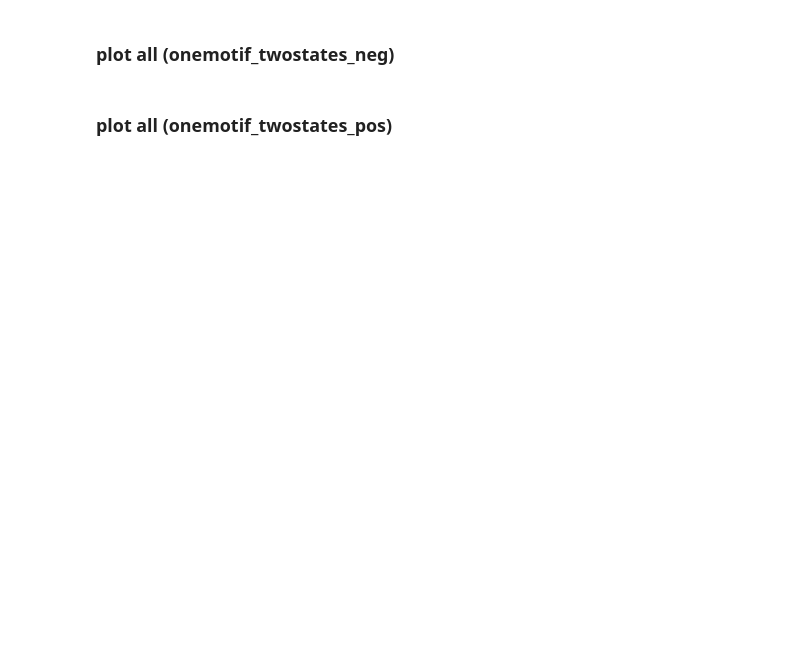
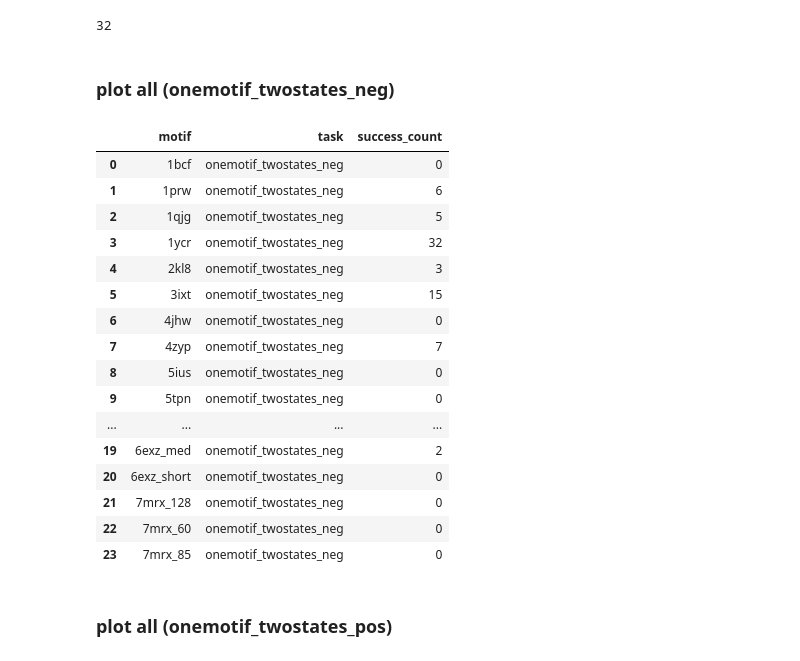
Before and after one commit to aparsanMIT/MotifCraft-AA, a Jupyter notebook: eval.ipynb, the cells around one changed output. Drawn from its saved outputs; the diff is of its cells as text; code cells hidden in the pictures; blank space fills up the shorter version.

```diff
--- a/eval.ipynb
+++ b/eval.ipynb
@@ -74,6 +74,10 @@ df_agg.head()
 | 2 | design10 | 1.176853 | 2.924497 | 0.157513 | 2.063752 | ... |
 | 3 | design11 | 4.483335 | 0.582234 | 2.065377 | 0.121477 | ... |
 | 4 | design12 | 7.119979 | 0.494973 | 0.155471 | 0.098260 | ... |
+# %%
+len(df_agg[(df_agg["motifRMSD_mean_unbound"]>1.0) & (df_agg["motifRMSD_mean_bound"]<=1.0)]) # condition for one motif two states positive allostery
+# %% [output]
+32
 # %%
 
 
@@ -100,7 +104,7 @@ def plot_scatter_motifrmsd(df, motif):
             text=df["design"],
             name="Designs"
         ),
-        row=1, col=1
+        row=1, col=1,
     )
 
     fig.add_trace(
@@ -148,12 +152,39 @@ plot_scatter_motifrmsd(df_agg, motif)
 # %% [markdown]
 ### plot all (onemotif_twostates_neg)
 # %%
-for motif in sorted(os.listdir(f"./out/onemotif_twostates_neg/")):
+successes_neg = []
+out_dir = f"./out/onemotif_twostates_neg/"
+
+for motif in sorted(os.listdir(out_dir)):
     motif_out_dir = os.path.join(out_dir,motif)
     motif_pdb = f"/data/cb/mihirb14/projects/BoltzDesign1/motifs/{motif}.pdb"
-    full, agg = motif_results(motif_out_dir, motif_pdb)
+    full, agg = motif_results(motif_out_dir, motif_pdb, motif)
 
+    n_success = len(agg[(agg["motifRMSD_mean_unbound"] <= 1.0) & (agg["motifRMSD_mean_bound"] > 1.0)])# condition for one motif two states negative allostery
+    successes_neg.append({"motif": motif, "task": "onemotif_twostates_neg", "success_count": n_success})
     plot_scatter_motifrmsd(agg, motif).show()
+
+df_neg = pd.DataFrame(successes_neg)
+# %%
+df_neg
+# %% [output]
+|  | motif | task | success_count |
+| 0 | 1bcf | onemotif_twostates_neg | 0 |
+| 1 | 1prw | onemotif_twostates_neg | 6 |
+| 2 | 1qjg | onemotif_twostates_neg | 5 |
+| 3 | 1ycr | onemotif_twostates_neg | 32 |
+| 4 | 2kl8 | onemotif_twostates_neg | 3 |
+| 5 | 3ixt | onemotif_twostates_neg | 15 |
+| 6 | 4jhw | onemotif_twostates_neg | 0 |
+| 7 | 4zyp | onemotif_twostates_neg | 7 |
+| 8 | 5ius | onemotif_twostates_neg | 0 |
+| 9 | 5tpn | onemotif_twostates_neg | 0 |
+| ... | ... | ... | ... |
+| 19 | 6exz_med | onemotif_twostates_neg | 2 |
+| 20 | 6exz_short | onemotif_twostates_neg | 0 |
+| 21 | 7mrx_128 | onemotif_twostates_neg | 0 |
+| 22 | 7mrx_60 | onemotif_twostates_neg | 0 |
+| 23 | 7mrx_85 | onemotif_twostates_neg | 0 |
 # %% [markdown]
 ### plot all (onemotif_twostates_pos)
 # %%
```
Also changed, not shown: parts of 6 cells of this notebook, 1 other file.
